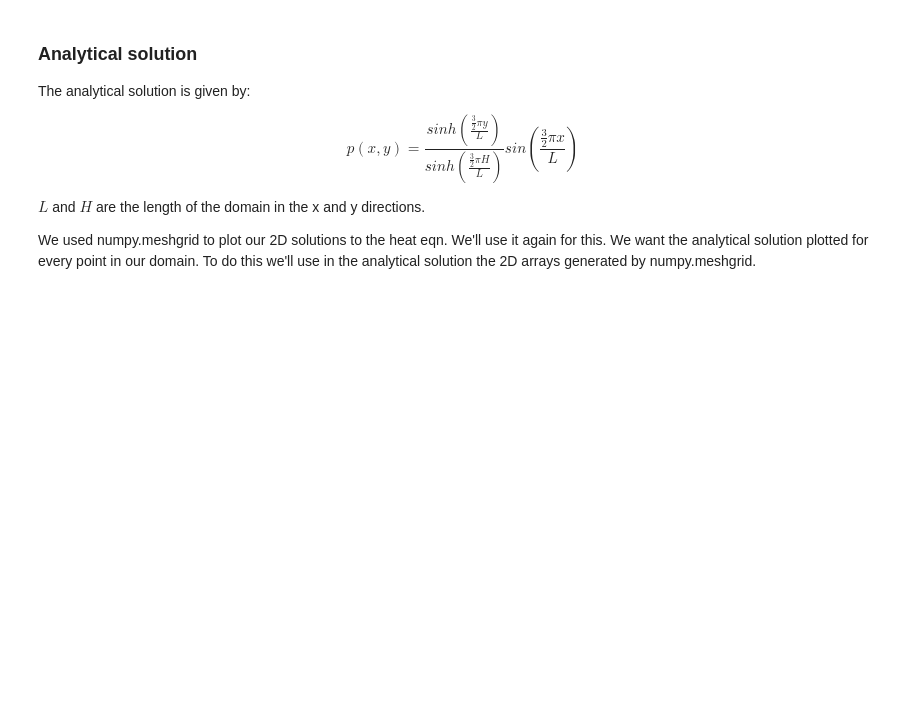
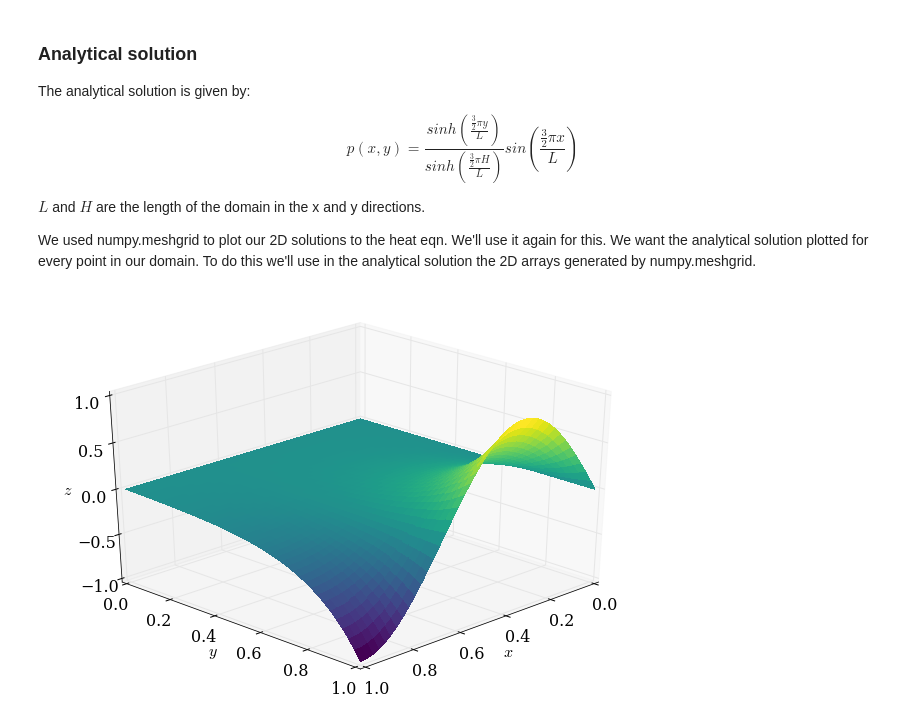
Before and after one commit to mjorisch/numerical-mooc, a Jupyter notebook: michaelj/module5_lesson1.ipynb, the cells around one changed output. Saved outputs shown, nothing was run; the diff lists cells and outputs as text; code cells hidden in the pictures; blank space fills up the shorter version.

Commit message:
3D plot of analytical soln

```diff
--- a/michaelj/module5_lesson1.ipynb
+++ b/michaelj/module5_lesson1.ipynb
@@ -121,3 +121,7 @@ x = numpy.linspace(0, 1, nx)
 y = numpy.linspace(0, 1, ny)
 
 p_an = p_analytical(x, y)
+# %%
+plot_3D(x, y, p_an)
+# %% [output]
+[figure, added]
```
